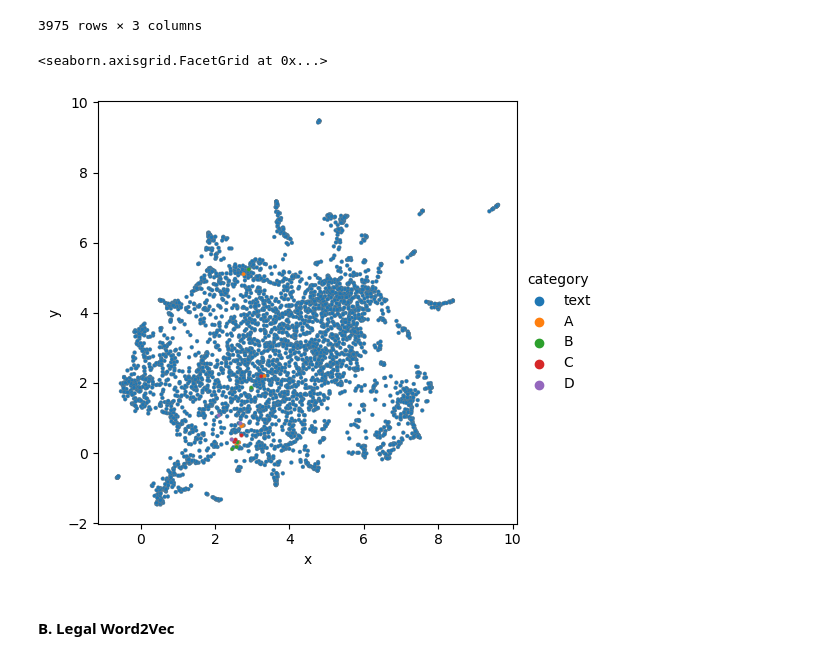
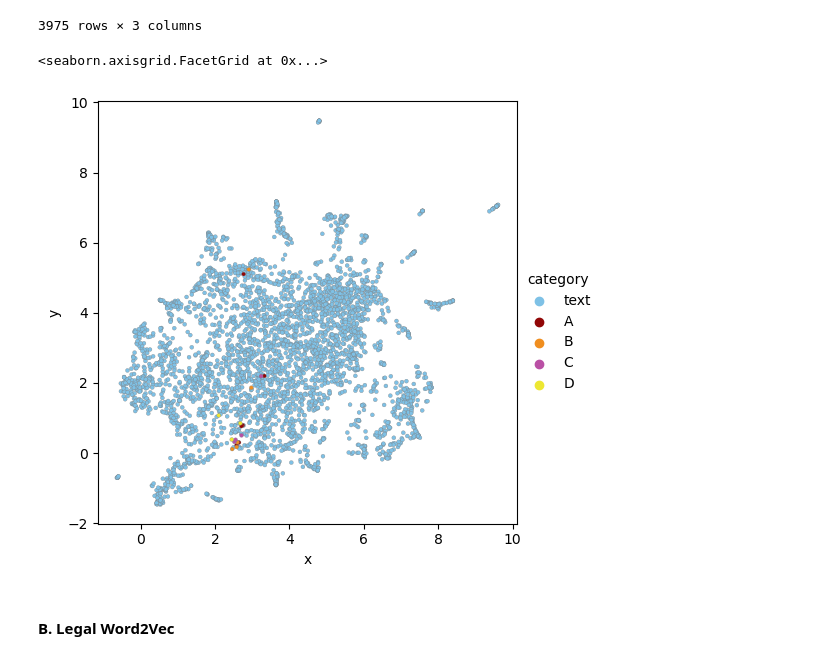
Before and after one commit to janinepdevera/legal-text-classification-CIA, a Jupyter notebook: code/python/02 models_pretrained.ipynb, the cells around one changed output. Saved outputs shown, nothing was run; the diff lists cells and outputs as text; code cells hidden in the pictures.

```diff
--- a/code/python/02 models.ipynb
+++ b/code/python/02 models_pretrained.ipynb
@@ -217,13 +217,21 @@ def dfm_combined(df, dfm1, dfm2):
 # %%
 df_comb = dfm_combined(df_comb, text_doc_matrix, defs_doc_matrix)
 # %%
+cdict = {
+'text': '#7ec1e6',
+'A': '#910707',
+'B': '#f08e1f',
+'C': '#ba50a5',
+'D': '#ede732'
+}
+
 sns.relplot(
 data=df_comb, x="x", y="y", hue="category", edgecolor="grey",
-s=8, facet_kws={"despine": False}
+s=8, palette = cdict, facet_kws={"despine": False}
 )
 # %% [output]
 <seaborn.axisgrid.FacetGrid at 0x...>
-[figure, old version]
+[figure, new version]
 # %%
 df_comb.to_csv("data/02 embed_dim_reduced_glove.csv")
 # %% [markdown]
```
Also changed, not shown: parts of 1 cell of this notebook.
